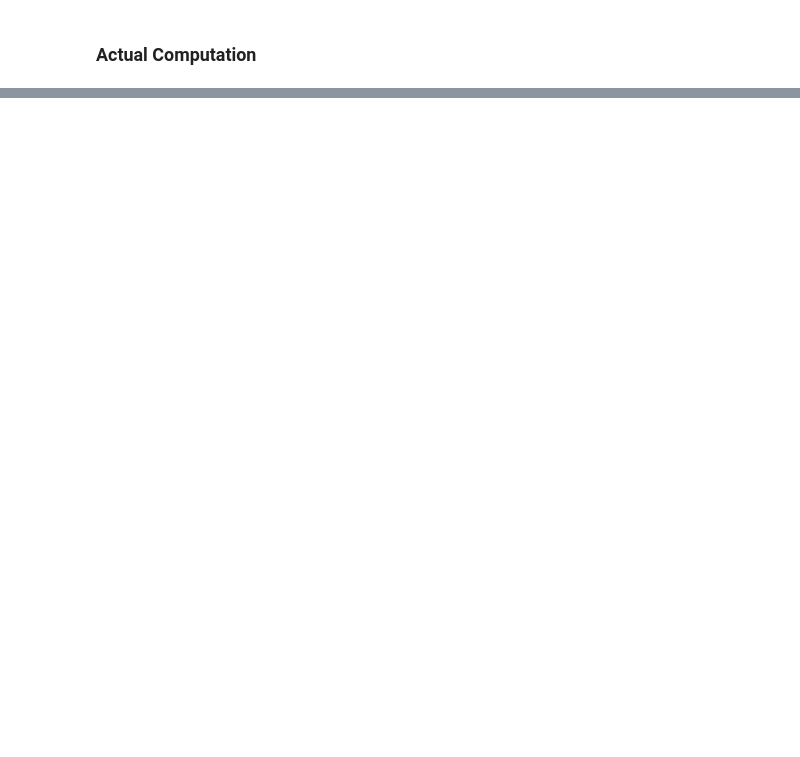
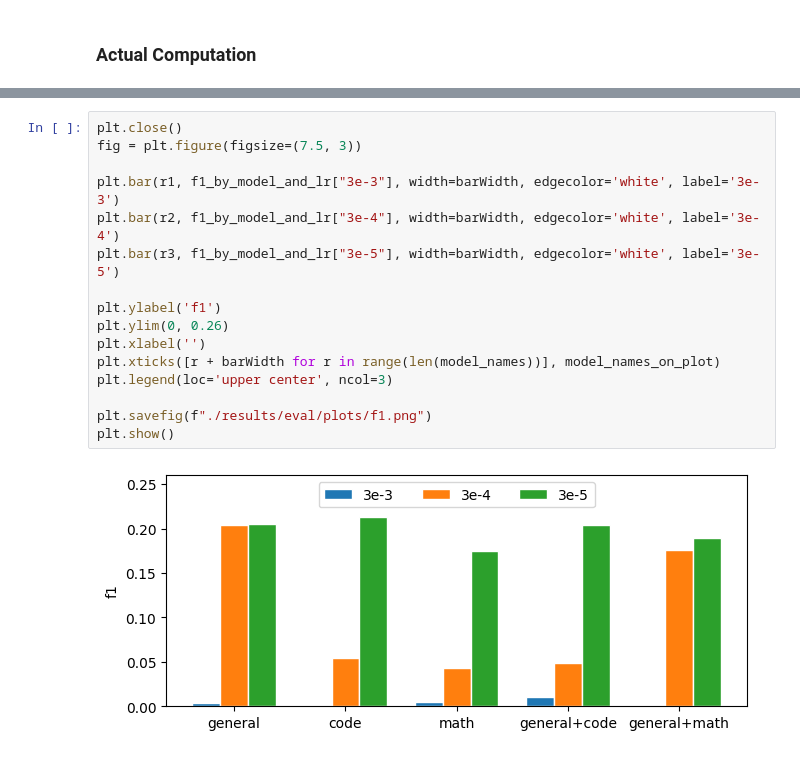
Before and after one commit to Kimberly97llp/NLP_research, a Jupyter notebook: evaluation.ipynb, the cells around one changed output, grey strips where cells are left out. Drawn from its saved outputs; the diff is of its cells as text; blank space fills up the shorter version.

```diff
--- a/evaluation.ipynb
+++ b/evaluation.ipynb
@@ -424,0 +403,18 @@ f1 score: 0.05234159779614325
+# %%
+plt.close()
+fig = plt.figure(figsize=(7.5, 3))
+
+plt.bar(r1, f1_by_model_and_lr["3e-3"], width=barWidth, edgecolor='white', label='3e-3')
+plt.bar(r2, f1_by_model_and_lr["3e-4"], width=barWidth, edgecolor='white', label='3e-4')
+plt.bar(r3, f1_by_model_and_lr["3e-5"], width=barWidth, edgecolor='white', label='3e-5')
+
+plt.ylabel('f1')
+plt.ylim(0, 0.26)
+plt.xlabel('')
+plt.xticks([r + barWidth for r in range(len(model_names))], model_names_on_plot)
+plt.legend(loc='upper center', ncol=3)
+
+plt.savefig(f"./results/eval/plots/f1.png")
+plt.show()
+# %% [output]
+[figure, added]
```
Also changed, not shown: parts of 43 cells of this notebook, 21 other files.
